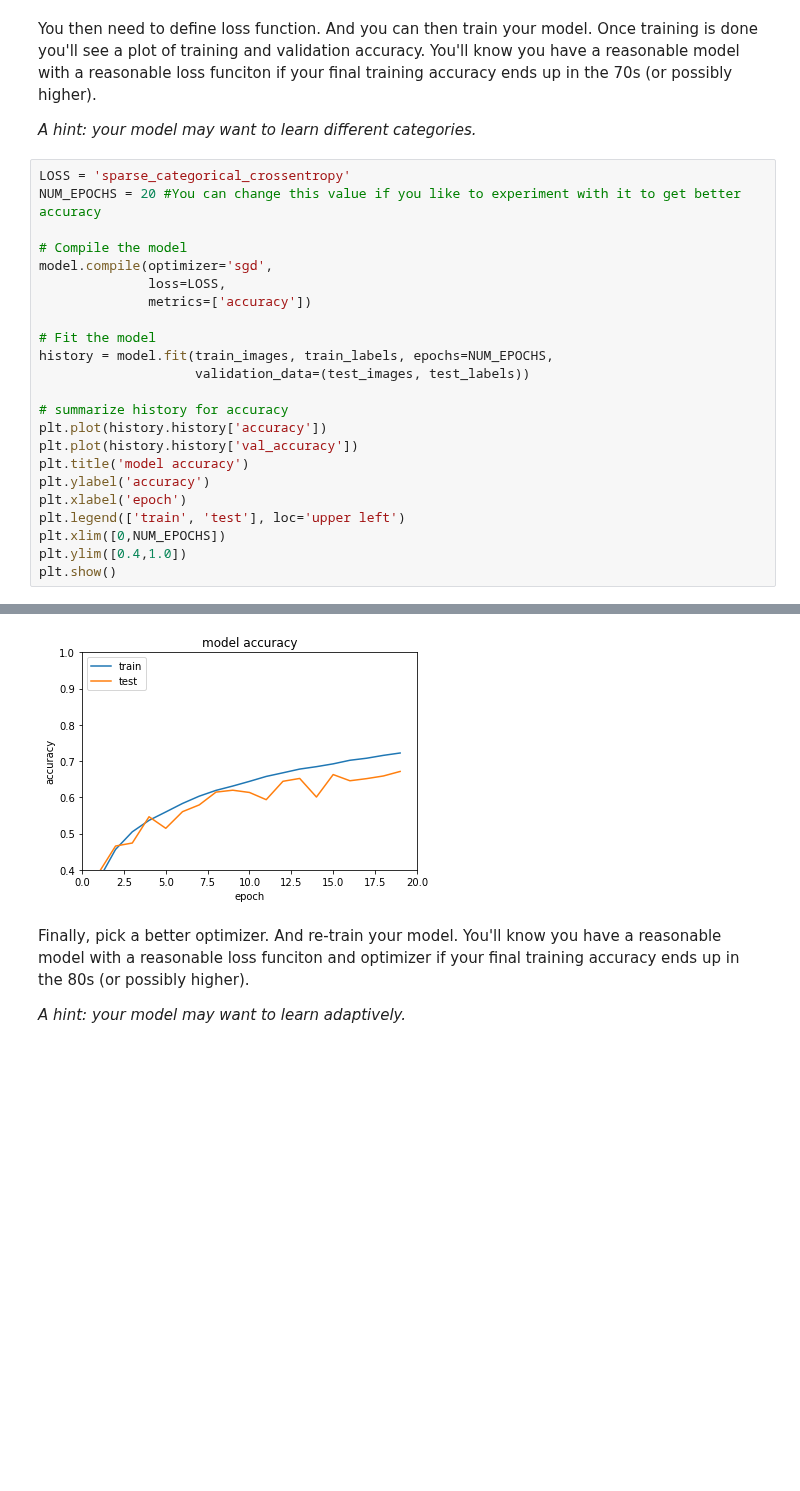
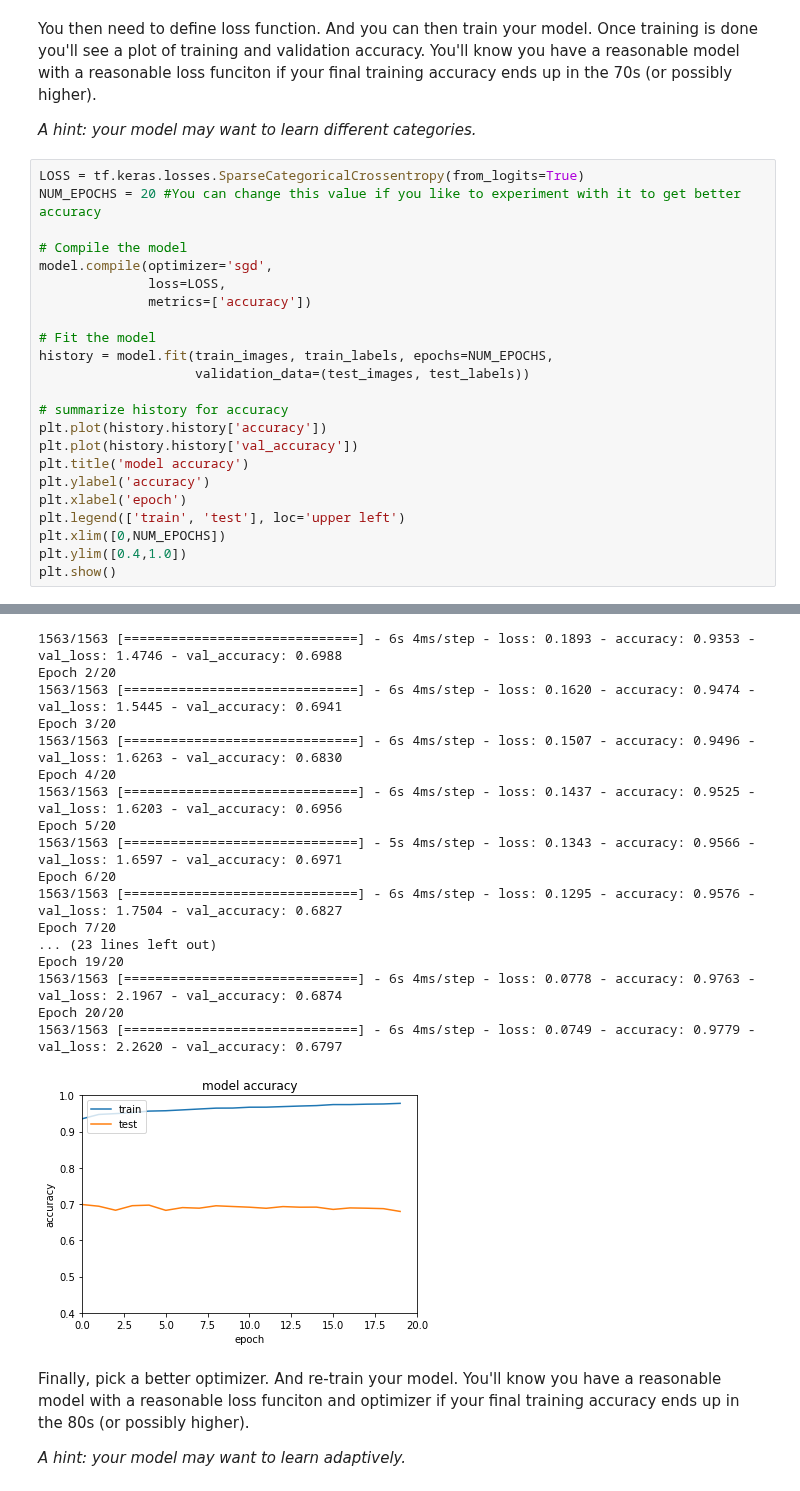
Before and after one commit to generalconsultant/coursera_test, a Jupyter notebook: 2-3-9-AssignmentQuestion.ipynb, the cells around one changed output, grey strips where cells are left out. Drawn from its saved outputs; the diff is of its cells as text; blank space fills up the shorter version.

```diff
--- a/2-3-9-AssignmentQuestion.ipynb
+++ b/2-3-9-AssignmentQuestion.ipynb
@@ -52,7 +52,7 @@ You then need to define loss function. And you can then train your model. Once t
 
 *A hint: your model may want to learn different categories.*
 # %%
-LOSS = 'sparse_categorical_crossentropy'
+LOSS = tf.keras.losses.SparseCategoricalCrossentropy(from_logits=True)
 NUM_EPOCHS = 20 #You can change this value if you like to experiment with it to get better accuracy
 
 # Compile the model
@@ -95,4 +79,21 @@ Epoch 20/20
+1563/1563 [==============================] - 6s 4ms/step - loss: 0.1893 - accuracy: 0.9353 - val_loss: 1.4746 - val_accuracy: 0.6988
+Epoch 2/20
+1563/1563 [==============================] - 6s 4ms/step - loss: 0.1620 - accuracy: 0.9474 - val_loss: 1.5445 - val_accuracy: 0.6941
+Epoch 3/20
+1563/1563 [==============================] - 6s 4ms/step - loss: 0.1507 - accuracy: 0.9496 - val_loss: 1.6263 - val_accuracy: 0.6830
+Epoch 4/20
+1563/1563 [==============================] - 6s 4ms/step - loss: 0.1437 - accuracy: 0.9525 - val_loss: 1.6203 - val_accuracy: 0.6956
+Epoch 5/20
+1563/1563 [==============================] - 5s 4ms/step - loss: 0.1343 - accuracy: 0.9566 - val_loss: 1.6597 - val_accuracy: 0.6971
+Epoch 6/20
+1563/1563 [==============================] - 6s 4ms/step - loss: 0.1295 - accuracy: 0.9576 - val_loss: 1.7504 - val_accuracy: 0.6827
+Epoch 7/20
+... (23 lines left out)
+Epoch 19/20
+1563/1563 [==============================] - 6s 4ms/step - loss: 0.0778 - accuracy: 0.9763 - val_loss: 2.1967 - val_accuracy: 0.6874
+Epoch 20/20
+1563/1563 [==============================] - 6s 4ms/step - loss: 0.0749 - accuracy: 0.9779 - val_loss: 2.2620 - val_accuracy: 0.6797
-[figure, old version]
+[figure, new version]
 # %% [markdown]
 Finally, pick a better optimizer. And re-train your model. You'll know you have a reasonable model with a reasonable loss funciton and optimizer if your final training accuracy ends up in the 80s (or possibly higher).
 
```
Also changed, not shown: parts of 2 cells of this notebook.
